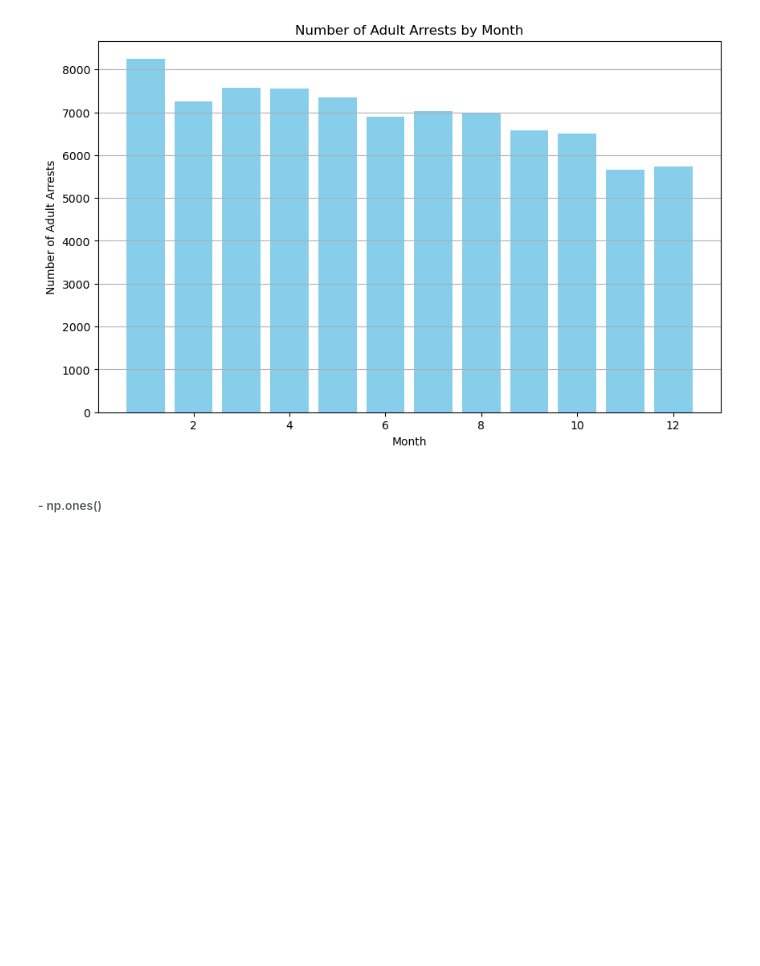
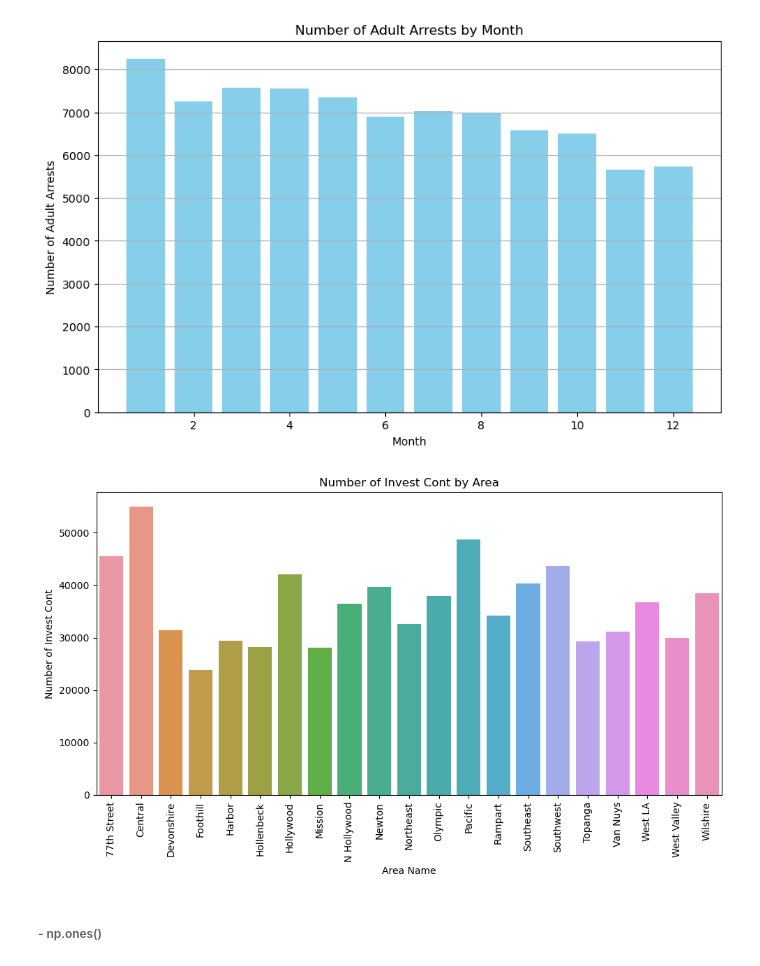
Before and after one commit to rtress0001/Crime-Data, a Jupyter notebook: Crime Data.ipynb, the cells around one changed output. Drawn from its saved outputs; the diff is of its cells as text; code cells hidden in the pictures; blank space fills up the shorter version.

```diff
--- a/Crime Data.ipynb
+++ b/Crime Data.ipynb
@@ -128,6 +128,30 @@ Try using .loc[row_indexer,col_indexer] = value instead
 See the caveats in the documentation: https://pandas.pydata.org/pandas-docs/stable/user_guide/indexing.html#returning-a-view-versus-a-copy
   aStatus_desc['month'] = aStatus_desc['arrest_date'].dt.month
 [figure]
+# %%
+aStatus_desc = crime[crime["Status Desc"] == "Invest Cont"]
+
+arrest_by_area = aStatus_desc.groupby("AREA NAME").size().reset_index()
+
+arrest_by_area.columns = ['AREA NAME', 'Invest Cont']
+
+# Set the figure size for the plot
+plt.figure(figsize=(10, 6))
+
+sns.barplot(x='AREA NAME', y='Invest Cont', data=arrest_by_area)
+
+# Rotate the x labels for better readability
+plt.xticks(rotation=90)
+
+# Set the title and labels
+plt.title('Number of Invest Cont by Area')
+plt.xlabel('Area Name')
+plt.ylabel('Number of Invest Cont')
+
+# Show the plot
+plt.tight_layout()
+# %% [output]
+[figure, added]
 # %% [markdown]
 ###### - np.ones()
 # %% [markdown]
```
